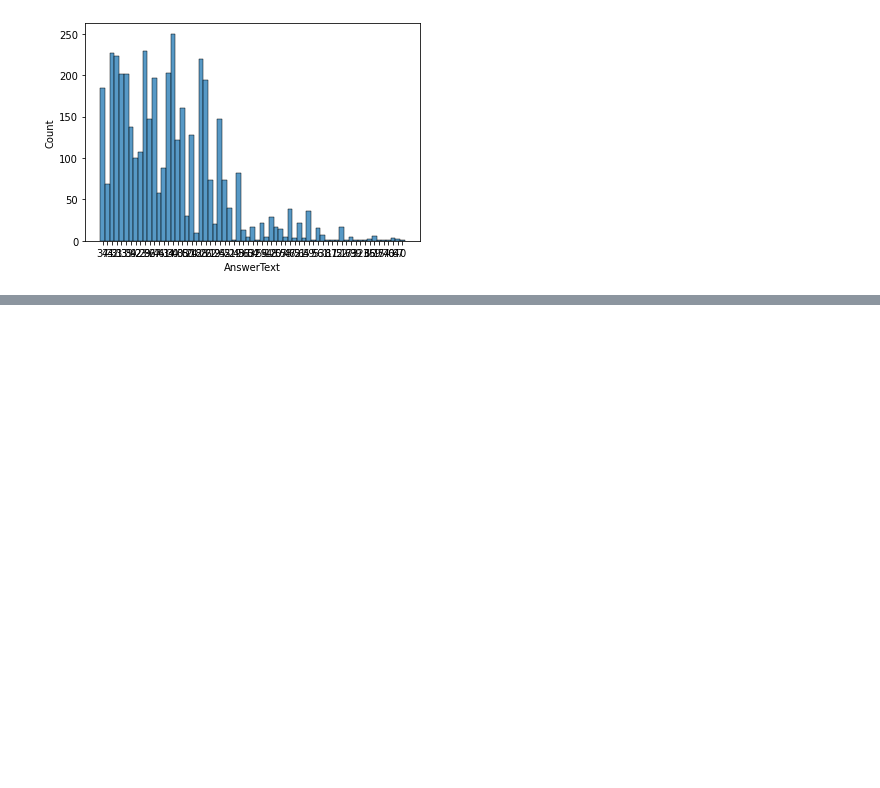
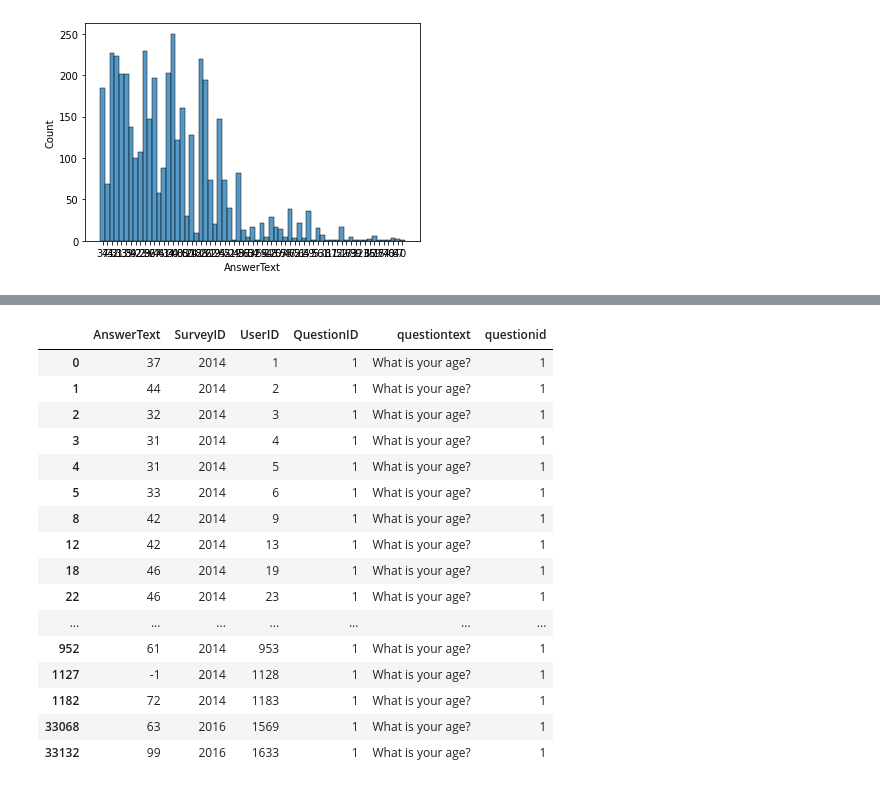
Before and after one commit to lauren-esser/Exploring_Mental_Health_with_SQL, a Jupyter notebook: Mental_Health_Survey.ipynb, the cells around one changed output, grey strips where cells are left out. Drawn from its saved outputs; the diff is of its cells as text; code cells hidden in the pictures; blank space fills up the shorter version.

```diff
--- a/Mental_Health_Survey.ipynb
+++ b/Mental_Health_Survey.ipynb
@@ -237,0 +287,2 @@ sns.histplot(age.AnswerText, bins = 10);
+# %%
+age.AnswerText = age.AnswerText.astype('int64')
@@ -237,0 +295,3 @@ sns.histplot(age.AnswerText, bins = 10);
+# %%
+age_groups = pd.cut(age["AnswerText"], bins = [1, 20, 40, 60, 80, 100])
+age.groupby(age_groups)
@@ -237,0 +309,20 @@ sns.histplot(age.AnswerText, bins = 10);
+# %%
+age.groupby(age_groups).head()
+# %% [output]
+|  | AnswerText | SurveyID | UserID | QuestionID | questiontext | questionid |
+| 0 | 37 | 2014 | 1 | 1 | What is your age? | 1 |
+| 1 | 44 | 2014 | 2 | 1 | What is your age? | 1 |
+| 2 | 32 | 2014 | 3 | 1 | What is your age? | 1 |
+| 3 | 31 | 2014 | 4 | 1 | What is your age? | 1 |
+| 4 | 31 | 2014 | 5 | 1 | What is your age? | 1 |
+| 5 | 33 | 2014 | 6 | 1 | What is your age? | 1 |
+| 8 | 42 | 2014 | 9 | 1 | What is your age? | 1 |
+| 12 | 42 | 2014 | 13 | 1 | What is your age? | 1 |
+| 18 | 46 | 2014 | 19 | 1 | What is your age? | 1 |
+| 22 | 46 | 2014 | 23 | 1 | What is your age? | 1 |
+| ... | ... | ... | ... | ... | ... | ... |
+| 952 | 61 | 2014 | 953 | 1 | What is your age? | 1 |
+| 1127 | -1 | 2014 | 1128 | 1 | What is your age? | 1 |
+| 1182 | 72 | 2014 | 1183 | 1 | What is your age? | 1 |
+| 33068 | 63 | 2016 | 1569 | 1 | What is your age? | 1 |
+| 33132 | 99 | 2016 | 1633 | 1 | What is your age? | 1 |
```
Also changed, not shown: parts of 22 cells of this notebook.
